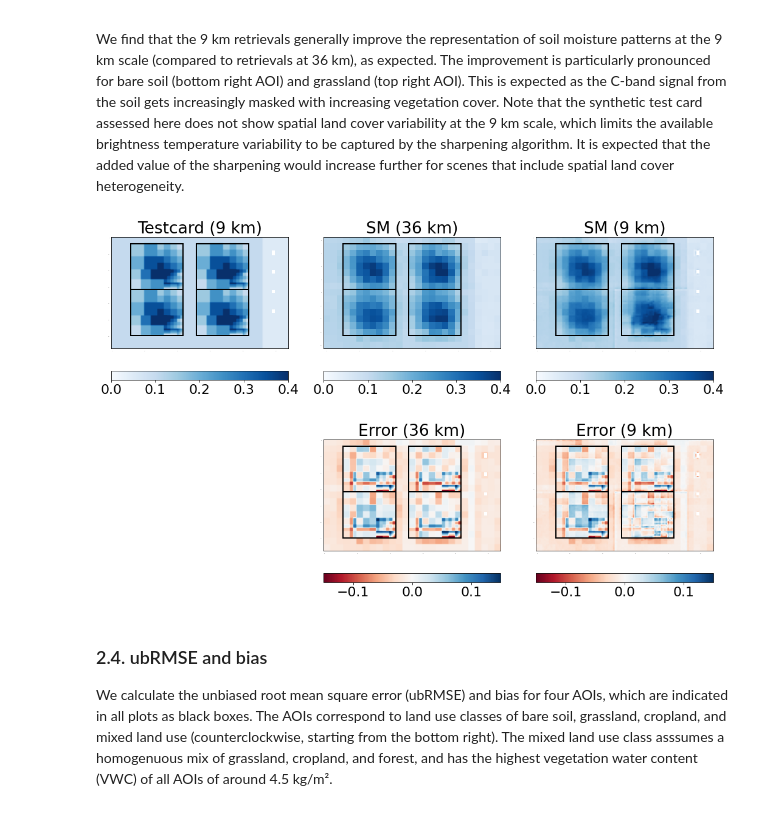
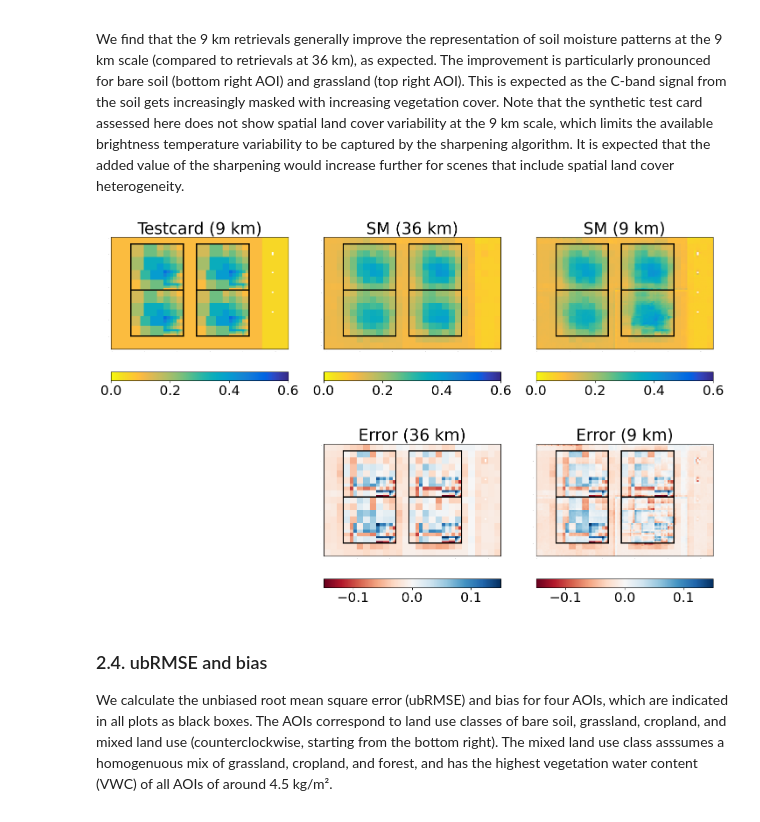
Before and after one commit to CIMR-Algos/SoilMoisture_ATBD_v2, a Jupyter notebook: algorithm/CIMR_L2_Soil_Moisture_performance_assessment.ipynb, the cells around one changed output. Saved outputs shown, nothing was run; the diff lists cells and outputs as text; code cells hidden in the pictures.

```diff
--- a/algorithm/CIMR_L2_Soil_Moisture_performance_assessment.ipynb
+++ b/algorithm/CIMR_L2_Soil_Moisture_performance_assessment.ipynb
@@ -187,34 +190,35 @@ We find that the 9 km retrievals generally improve the representation of soil mo
 # %%
 reload(sm_eval)
 
 # Compare 36 km and 9 km retrievals
 xdist = -0.5
 ydist = -0.85
 reference = tc_09['Soil Moisture'][:152, :152]
 sm_09km = l2_09_sceps_des['soil_moisture'].data[0, :, :]
 sm_36km = l2_36_sceps_des['soil_moisture'].data[0, :, :]
 sm_36km_9km_grid = np.kron(sm_36km, np.ones((4, 4)))
-plot_range = [0, 0.4]
+plot_range = [0, 0.6]
 plot_range_diff = [-0.15, 0.15]
+
 # Plot
 gs = gridspec.GridSpec(4, 4, width_ratios=[1, 1, 1, 1], height_ratios=[1, 1, 1, 1])
 fig = plt.figure(figsize=(6*4, 8*4))
 # TB
 ax = fig.add_subplot(gs[0, 0])
-sm_eval.plot_tc(reference, 'Testcard', 9, plot_range, 'Blues', zoom=True)
+sm_eval.plot_tc(reference, 'Testcard', 9, plot_range, None, zoom=True)
 ax = fig.add_subplot(gs[0, 1])
-sm_eval.plot_sm(sm_36km, 'SM (36 km)', 36, plot_range, 'Blues', zoom=True)
+sm_eval.plot_sm(sm_36km, 'SM (36 km)', 36, plot_range, None, zoom=True)
 ax = fig.add_subplot(gs[0, 2])
-sm_eval.plot_sm(sm_09km, 'SM (9 km)', 9, plot_range, 'Blues', zoom=True)
+sm_eval.plot_sm(sm_09km, 'SM (9 km)', 9, plot_range, None, zoom=True)
 # DELTA
 ax = fig.add_subplot(gs[1, 1])
 sm_eval.plot_sm_diff(reference, sm_36km_9km_grid, 'Error (36 km)', 9, plot_range_diff, 'RdBu', zoom=True)
 ax = fig.add_subplot(gs[1, 2])
 sm_eval.plot_sm_diff(reference, sm_09km, 'Error (9 km)', 9, plot_range_diff, 'RdBu', zoom=True)
 # adjust
 plt.subplots_adjust(wspace=0.2, hspace=-0.55)
 # %% [output]
-[figure, old version]
+[figure, new version]
 # %% [markdown]
 ### 2.4. ubRMSE and bias
 
```
Also changed, not shown: parts of 4 cells of this notebook, 2 other files.
